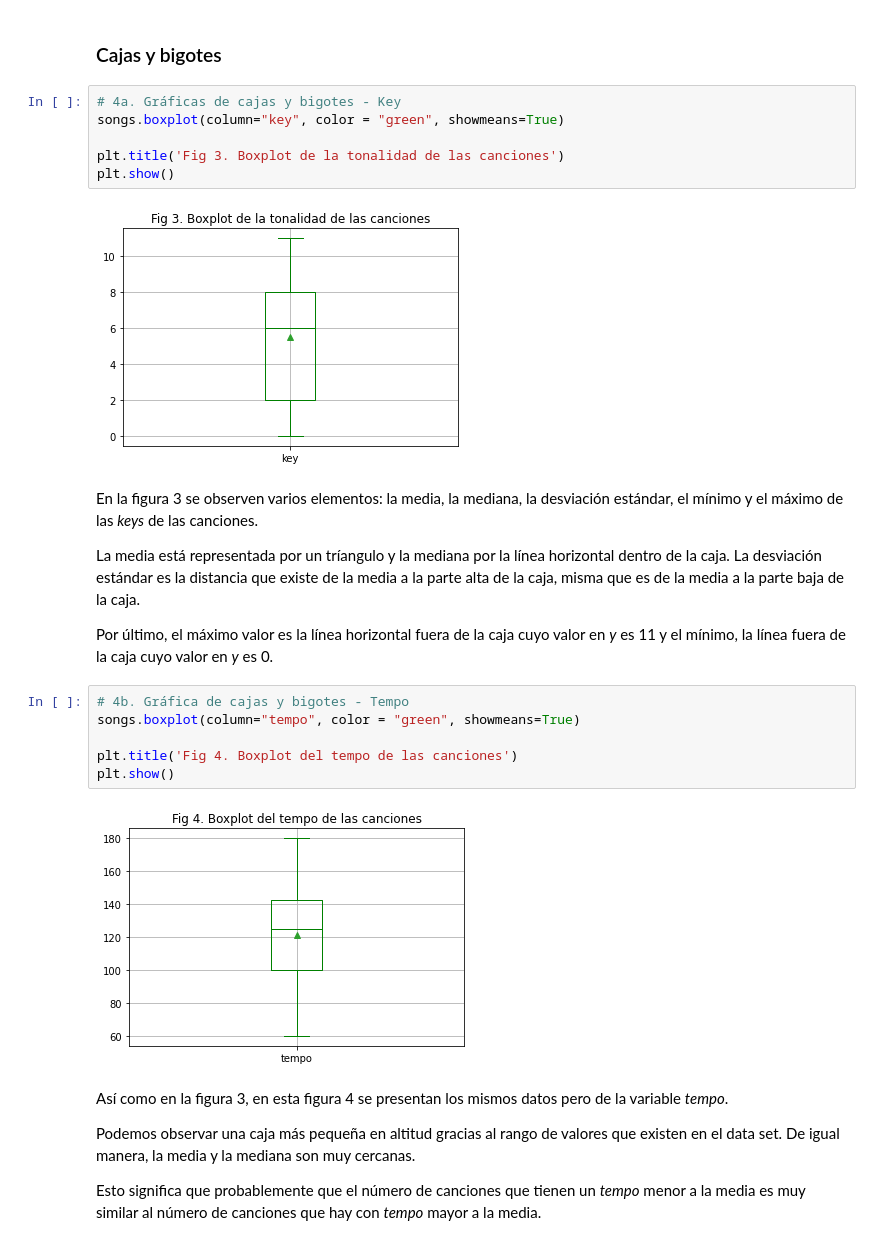
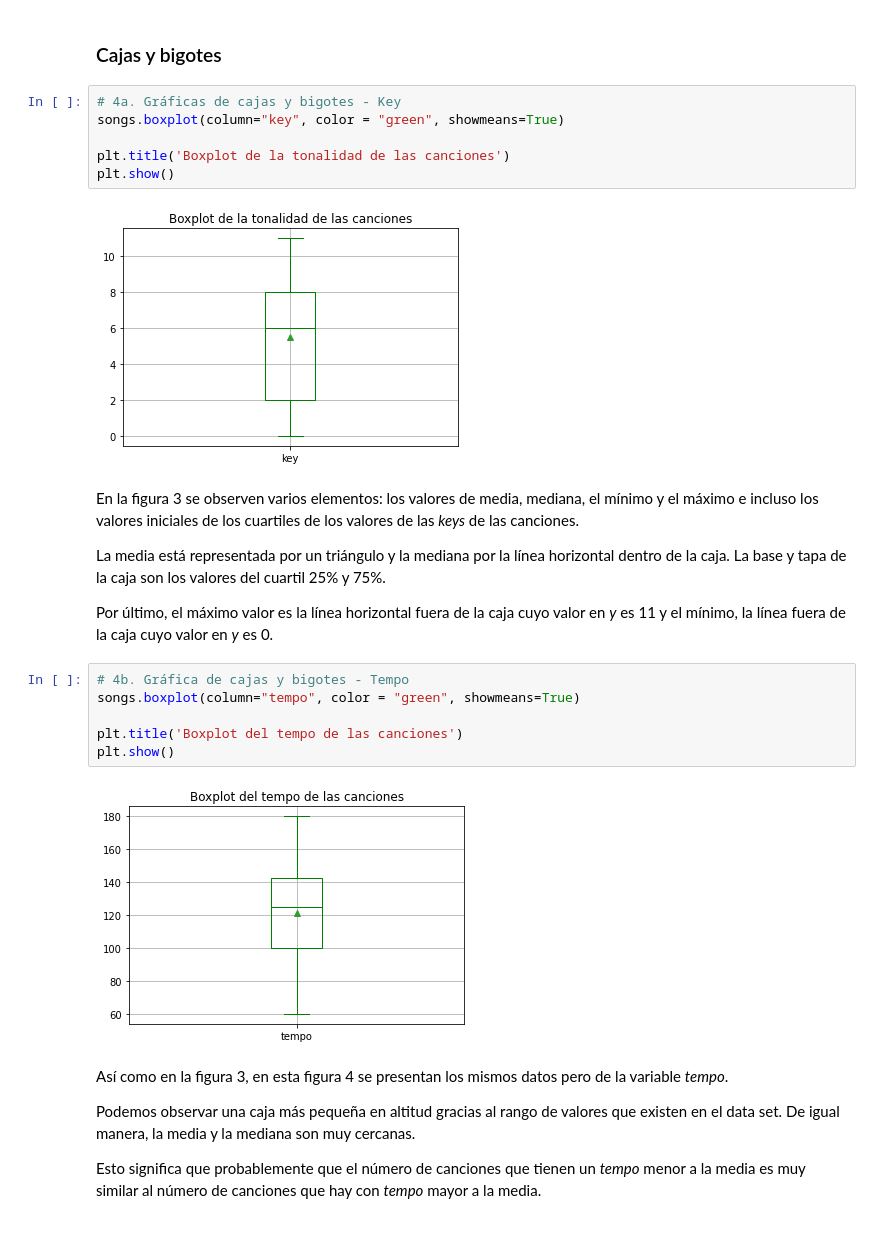
Before and after one commit to RafaelHinojosa/ElArteDeLaAnalitica, a Jupyter notebook: Mapas de Calor y Boxplots/spotifyGraphics.ipynb, the cells around one changed output. Saved outputs shown, nothing was run; the diff lists cells and outputs as text.

```diff
--- a/Mapas de Calor y Boxplots/spotifyGraphics.ipynb
+++ b/Mapas de Calor y Boxplots/spotifyGraphics.ipynb
@@ -55,25 +55,25 @@ A pesar de ser la menor frecuencia y tener un rango de _tempo_ relativamente ele
 # %%
 # 4a. Gráficas de cajas y bigotes - Key
 songs.boxplot(column="key", color = "green", showmeans=True)
 
-plt.title('Fig 3. Boxplot de la tonalidad de las canciones')
+plt.title('Boxplot de la tonalidad de las canciones')
 plt.show()
 # %% [output]
-[figure, old version]
+[figure, new version]
 # %% [markdown]
-En la figura 3 se observen varios elementos: la media, la mediana, la desviación estándar, el mínimo y el máximo de las _keys_ de las canciones.
+En la figura 3 se observen varios elementos: los valores de media, mediana, el mínimo y el máximo e incluso los valores iniciales de los cuartiles de los valores de las _keys_ de las canciones.
 
-La media está representada por un tríangulo y la mediana por la línea horizontal dentro de la caja. La desviación estándar es la distancia que existe de la media a la parte alta de la caja, misma que es de la media a la parte baja de la caja.
+La media está representada por un triángulo y la mediana por la línea horizontal dentro de la caja. La base y tapa de la caja son los valores del cuartil 25% y 75%.
 
 Por último, el máximo valor es la línea horizontal fuera de la caja cuyo valor en _y_ es 11 y el mínimo, la línea fuera de la caja cuyo valor en _y_ es 0.
 # %%
 # 4b. Gráfica de cajas y bigotes - Tempo
 songs.boxplot(column="tempo", color = "green", showmeans=True)
 
-plt.title('Fig 4. Boxplot del tempo de las canciones')
+plt.title('Boxplot del tempo de las canciones')
 plt.show()
 # %% [output]
-[figure, old version]
+[figure, new version]
 # %% [markdown]
 Así como en la figura 3, en esta figura 4 se presentan los mismos datos pero de la variable _tempo_.
 
```
Also changed, not shown: parts of 3 cells of this notebook, 7 other files.
